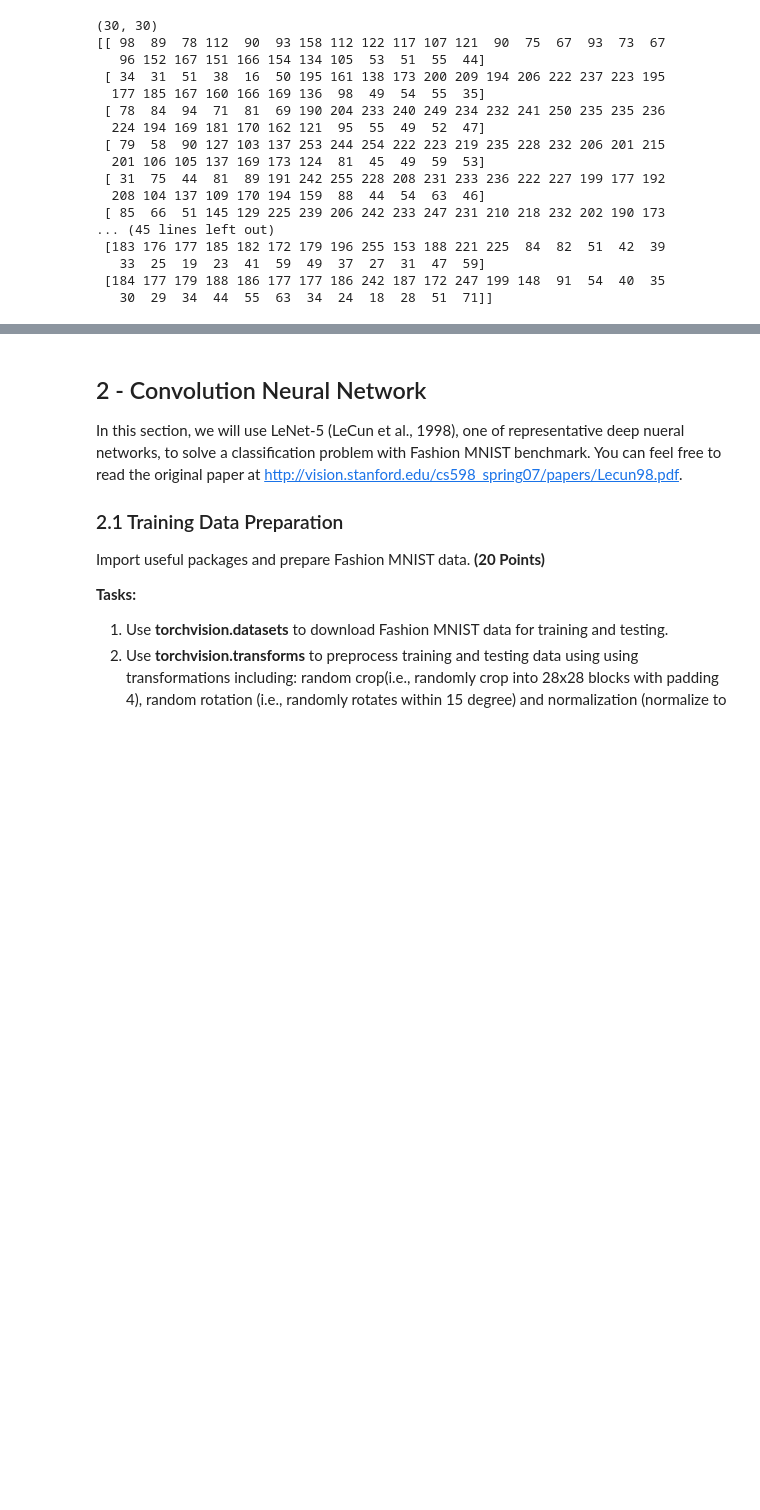
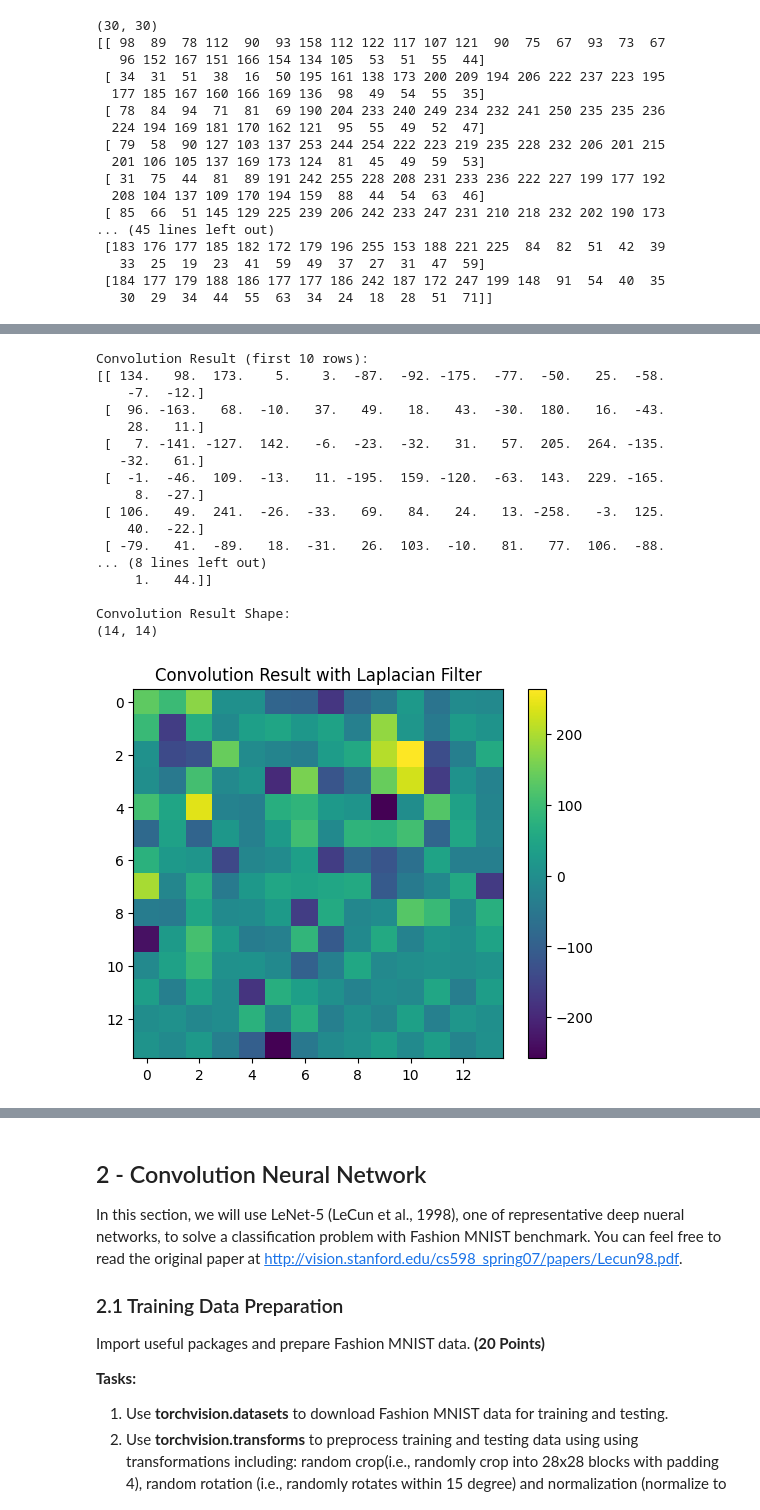
Before and after one commit to j21j/CAP4630, a Jupyter notebook: HW3/CAP4630_HW3_Jones.ipynb, the cells around one changed output, grey strips where cells are left out. Saved outputs shown, nothing was run; the diff lists cells and outputs as text; code cells hidden in the pictures; blank space fills up the shorter version.

```diff
--- a/HW3/CAP4630_HW3_Jones.ipynb
+++ b/HW3/CAP4630_HW3_Jones.ipynb
@@ -189,17 +197,66 @@ Conduct the convolution with the same filter as above, but change the stride to
 # %%
 # 1.3 Modification on Concolution Scheme
 ######## Convolution with Laplacian Filter and the setting of stride=2 ##################
 
-# 1. Modify the convolution process with stride=2.
 
+# 1.3.1. Modify the convolution process with stride=2.
+def apply_convolution(image, kernel):
+  kernel_height, kernel_width = kernel.shape
+  img_height, img_width = img_matrix.shape
+  output_height = (img_height - kernel_height) // stride + 1
+  output_width = (img_width - kernel_width) // stride + 1
+  convolution_image = np.zeros((output_height, output_width))
 
-# 2. PRINT OUT convolution result for first ten rows.
+  # conduct convolution
+  for i in range(0, output_height * stride, stride):
+      for j in range(0, output_width * stride, stride):
+          region = img_matrix[i:i + kernel_height, j:j + kernel_width]
+          convolution_region = image[i:i + kernel_height, j:j + kernel_width]
+          convolution_image[i // stride, j // stride] = np.sum(region * kernel)
 
+  return convolution_image
 
-# 3. PRINT OUT the shape of the convolution result.
+if len(img_matrix.shape) == 3:
+  img_matrix = img_matrix[:, :, 0]
 
+stride = 2
+convolution_result2 = apply_convolution(img_matrix, laplacian_kernel)
 
-# 4. DISPLAY convolution result as image with matplotlib.(Don't worry about the value <0 or >255. Scaling process will be conducted in imshow function to make sure valid display.)
+# 1.3.2. PRINT OUT convolution result for first ten rows.
+print("Convolution Result (first 10 rows):")
+print(convolution_result2[:10, :])
+print()
+
+# 1.3.3. PRINT OUT the shape of the convolution result.
+print("Convolution Result Shape:")
+print(convolution_result2.shape)
+print()
+
+# 1.3.4. DISPLAY convolution result as image with matplotlib.(Don't worry about the value <0 or >255.
+# Scaling process will be conducted in imshow function to make sure valid display.)
+plt.imshow(convolution_result2)
+plt.title("Convolution Result with Laplacian Filter")
+plt.colorbar()
+plt.show()
+# %% [output]
+Convolution Result (first 10 rows):
+[[ 134.   98.  173.    5.    3.  -87.  -92. -175.  -77.  -50.   25.  -58.
+    -7.  -12.]
+ [  96. -163.   68.  -10.   37.   49.   18.   43.  -30.  180.   16.  -43.
+    28.   11.]
+ [   7. -141. -127.  142.   -6.  -23.  -32.   31.   57.  205.  264. -135.
+   -32.   61.]
+ [  -1.  -46.  109.  -13.   11. -195.  159. -120.  -63.  143.  229. -165.
+     8.  -27.]
+ [ 106.   49.  241.  -26.  -33.   69.   84.   24.   13. -258.   -3.  125.
+    40.  -22.]
+ [ -79.   41.  -89.   18.  -31.   26.  103.  -10.   81.   77.  106.  -88.
+... (8 lines left out)
+     1.   44.]]
+
+Convolution Result Shape:
+(14, 14)
+[figure, added]
 # %% [markdown]
 ### 1.4 Implementation of MaxPooling
 
```
Also changed, not shown: parts of 3 cells of this notebook.
